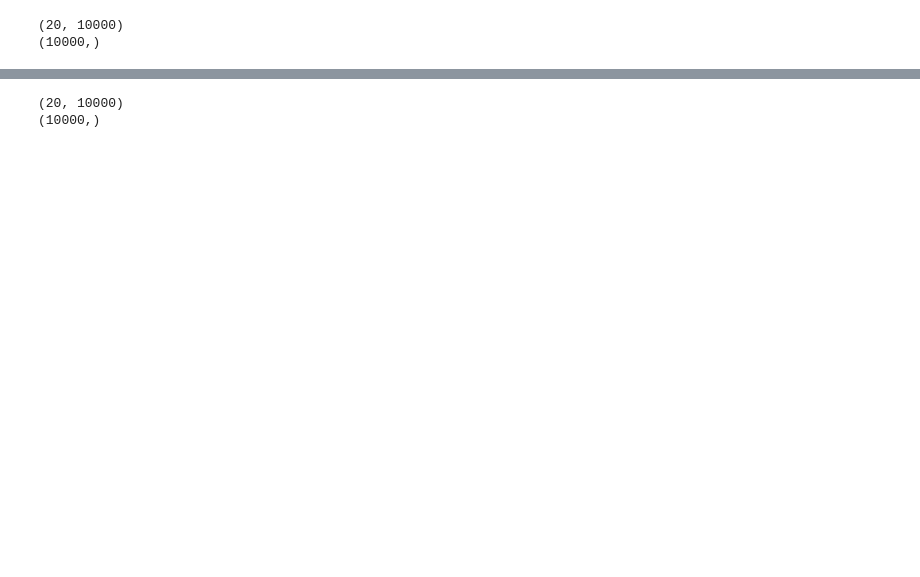
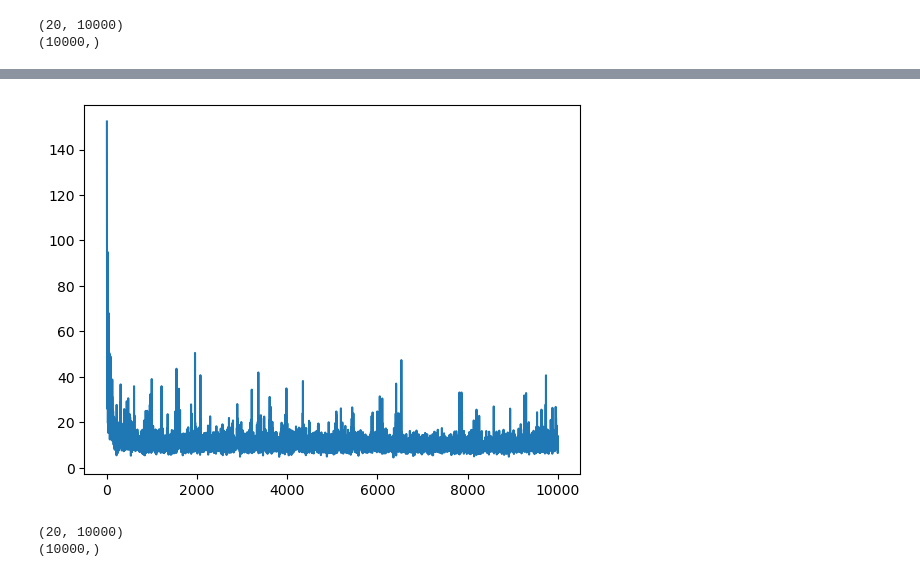
Before and after one commit to A-N1khil/compsci687-final-project, a Jupyter notebook: sgnstep_sarsa.ipynb, the cells around one changed output, grey strips where cells are left out. Cells and saved outputs as stored; diff of their text form; code cells hidden in the pictures; blank space fills up the shorter version.

```diff
--- a/sgnstep_sarsa.ipynb
+++ b/sgnstep_sarsa.ipynb
@@ -88 +85,7 @@ plt.show()
+# %%
+episode_lengths = np.diff(mean_steps)
+plt.plot(episode_lengths)
+plt.show()
+# %% [output]
+[figure, added]
 # %%
```
Also changed, not shown: parts of 19 cells of this notebook, 1 other file.
